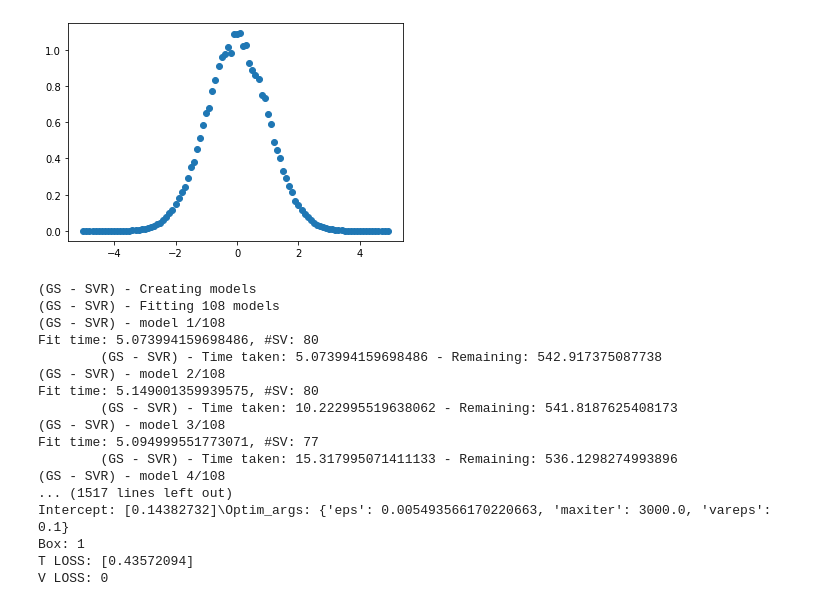
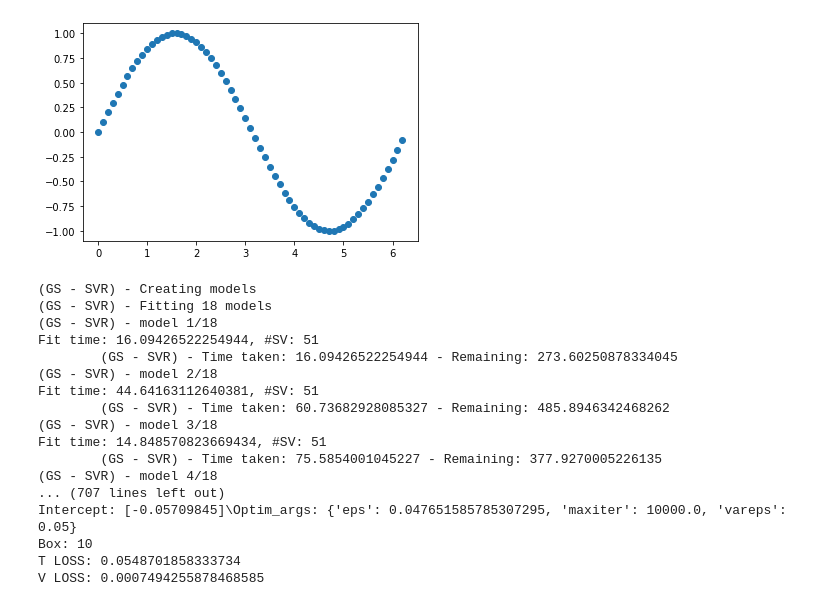
Before and after one commit to EliaPiccoli/ML-CM-Project, a Jupyter notebook: cm_scripts/prova_rbf.ipynb, the cells around one changed output. Drawn from its saved outputs; the diff is of its cells as text; code cells hidden in the pictures.

```diff
--- a/cm_scripts/prova_rbf.ipynb
+++ b/cm_scripts/prova_rbf.ipynb
@@ -44,24 +45,24 @@ def sklearn_fstar(x, y, sklearn_model):
             - np.transpose(y).dot(betas))
     return fstar
 # %%
-x = np.vstack(np.arange(-5,5,0.1))
-noising_factor = 0.1
-y = np.array([np.exp(-xi**2/2) for xi in x])
+x = np.vstack(np.arange(-0,6.28,0.1))
+noising_factor = 1e-3
+y = np.array([math.sin(xi) for xi in x])
 y = np.array([ yi + noising_factor * (np.random.rand()*yi) for yi in y])
 plt.scatter(x,y)
 plt.show()
 # %% [output]
-[figure, old version]
+[figure, new version]
 # %%
 tr_x, val_x = x[:len(x)-len(x)//5], x[len(x)-len(x)//5:]
 tr_y, val_y = y[:len(y)-len(y)//5], y[len(y)-len(y)//5:]
 gs = Gridsearch()
 gs.set_parameters(
-        kernel=["rbf", "rbf", "rbf"],
-        kparam=[{"gamma":3},{"gamma":1},{"gamma":2}],
+        kernel=["rbf"],
+        kparam=[{"gamma":1}],
         box=[0.1,1,10],
         eps=[0.05,0.1,0.5],
-        optiargs=[{'eps':1e-2, 'maxiter': 3e3}, {'eps':5e-3, 'maxiter': 3e3}, {'eps':5e-4, 'maxiter': 3e3}, {'eps':1e-2, 'maxiter': 1e3}]
+        optiargs=[{'eps':1e-2, 'maxiter': 1e4}, {'eps':1e-2, 'maxiter': 3e4}]
     )
 best_coarse_model = gs.run(
     tr_x, tr_y, val_x, val_y
@@ -92,22 +93,22 @@ pred = [float(svr.predict(val_x[i])) for i in range(val_x.shape[0])]
 print("V LOSS:", svr.eps_ins_loss(val_y, pred))
 # %% [output]
 (GS - SVR) - Creating models
-(GS - SVR) - Fitting 108 models
-(GS - SVR) - model 1/108
-Fit time: 5.073994159698486, #SV: 80
-        (GS - SVR) - Time taken: 5.073994159698486 - Remaining: 542.917375087738
-(GS - SVR) - model 2/108
-Fit time: 5.149001359939575, #SV: 80
-        (GS - SVR) - Time taken: 10.222995519638062 - Remaining: 541.8187625408173
-(GS - SVR) - model 3/108
-Fit time: 5.094999551773071, #SV: 77
-        (GS - SVR) - Time taken: 15.317995071411133 - Remaining: 536.1298274993896
-(GS - SVR) - model 4/108
-... (1517 lines left out)
-Intercept: [0.14382732]\Optim_args: {'eps': 0.005493566170220663, 'maxiter': 3000.0, 'vareps': 0.1}
-Box: 1
-T LOSS: [0.43572094]
-V LOSS: 0
+(GS - SVR) - Fitting 18 models
+(GS - SVR) - model 1/18
+Fit time: 16.09426522254944, #SV: 51
+        (GS - SVR) - Time taken: 16.09426522254944 - Remaining: 273.60250878334045
+(GS - SVR) - model 2/18
+Fit time: 44.64163112640381, #SV: 51
+        (GS - SVR) - Time taken: 60.73682928085327 - Remaining: 485.8946342468262
+(GS - SVR) - model 3/18
+Fit time: 14.848570823669434, #SV: 51
+        (GS - SVR) - Time taken: 75.5854001045227 - Remaining: 377.9270005226135
+(GS - SVR) - model 4/18
+... (707 lines left out)
+Intercept: [-0.05709845]\Optim_args: {'eps': 0.047651585785307295, 'maxiter': 10000.0, 'vareps': 0.05}
+Box: 10
+T LOSS: 0.0548701858333734
+V LOSS: 0.0007494255878468585
 # %%
 import time
 start = time.time()
```
Also changed, not shown: parts of 12 cells of this notebook, 3 other files.
